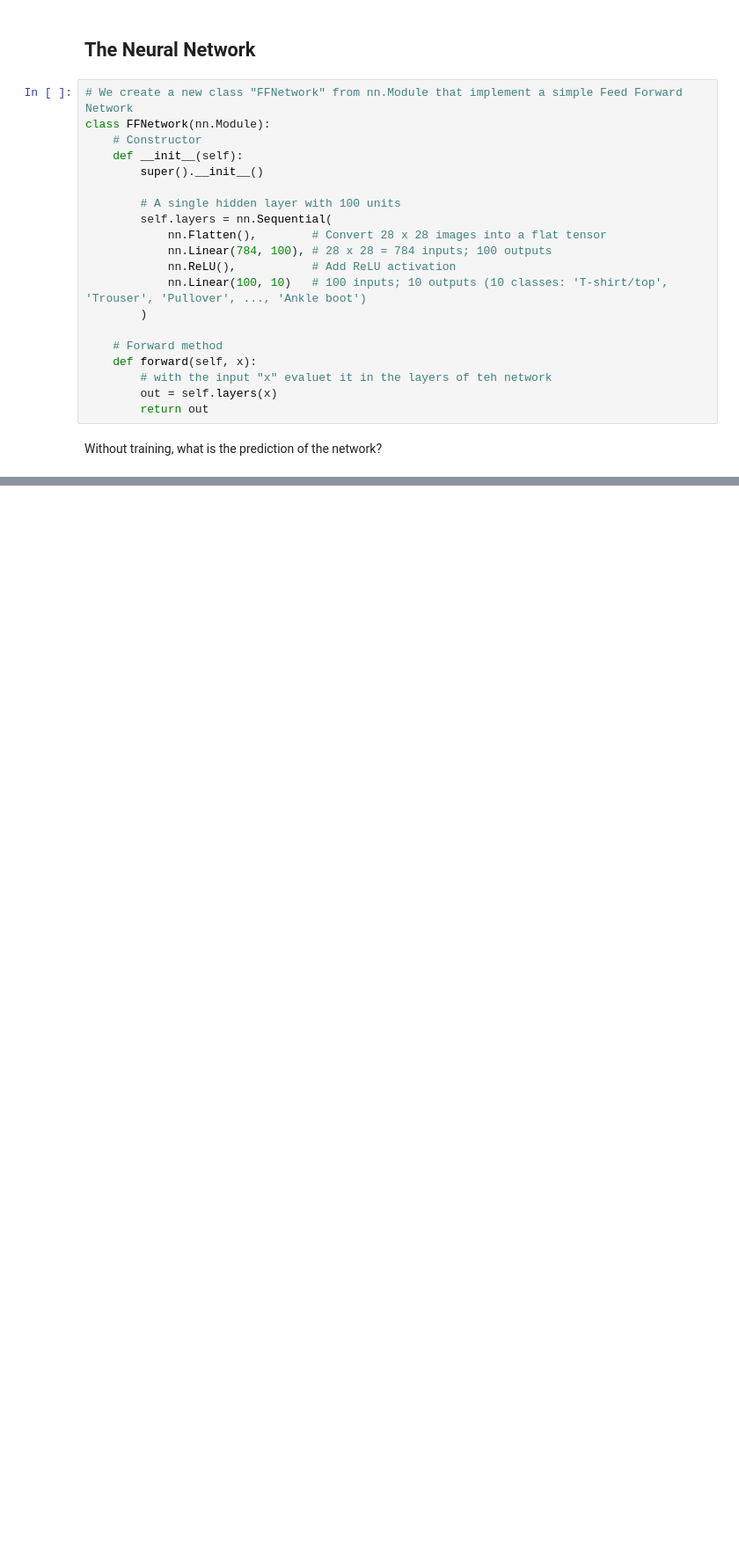
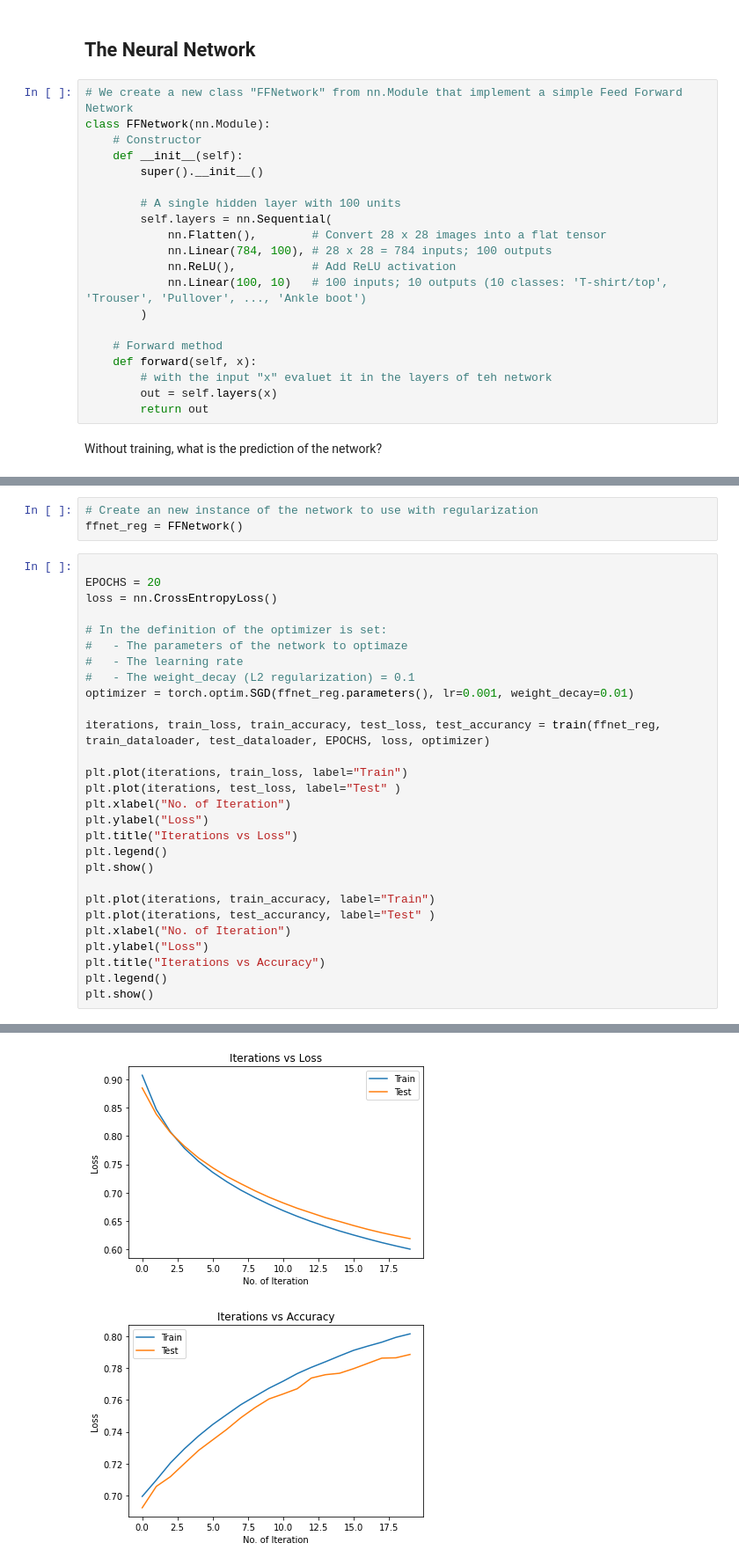
Before and after one commit to cgrodrigues/IntroductionToDeepLearning, a Jupyter notebook: RegularizationAndDropout.ipynb, the cells around one changed output, grey strips where cells are left out. Shown at 88% size. Cells and saved outputs as stored; diff of their text form; blank space fills up the shorter version.

```diff
--- a/RegularizationAndDropout.ipynb
+++ b/RegularizationAndDropout.ipynb
@@ -316,0 +344,32 @@ Test lost: 0.5935416221618652
+# %%
+# Create an new instance of the network to use with regularization
+ffnet_reg = FFNetwork()
+# %%
+
+EPOCHS = 20
+loss = nn.CrossEntropyLoss()
+
+# In the definition of the optimizer is set:
+#   - The parameters of the network to optimaze
+#   - The learning rate
+#   - The weight_decay (L2 regularization) = 0.1
+optimizer = torch.optim.SGD(ffnet_reg.parameters(), lr=0.001, weight_decay=0.01)
+
+iterations, train_loss, train_accuracy, test_loss, test_accurancy = train(ffnet_reg, train_dataloader, test_dataloader, EPOCHS, loss, optimizer)
+
+plt.plot(iterations, train_loss, label="Train")
+plt.plot(iterations, test_loss, label="Test" )
+plt.xlabel("No. of Iteration")
+plt.ylabel("Loss")
+plt.title("Iterations vs Loss")
+plt.legend()
+plt.show()
+
+plt.plot(iterations, train_accuracy, label="Train")
+plt.plot(iterations, test_accurancy, label="Test" )
+plt.xlabel("No. of Iteration")
+plt.ylabel("Loss")
+plt.title("Iterations vs Accuracy")
+plt.legend()
+plt.show()
+# %% [output]
@@ -316,0 +396,2 @@ Test lost: 0.5935416221618652
+[figure, added]
+[figure, added]
```
Also changed, not shown: parts of 23 cells of this notebook.
